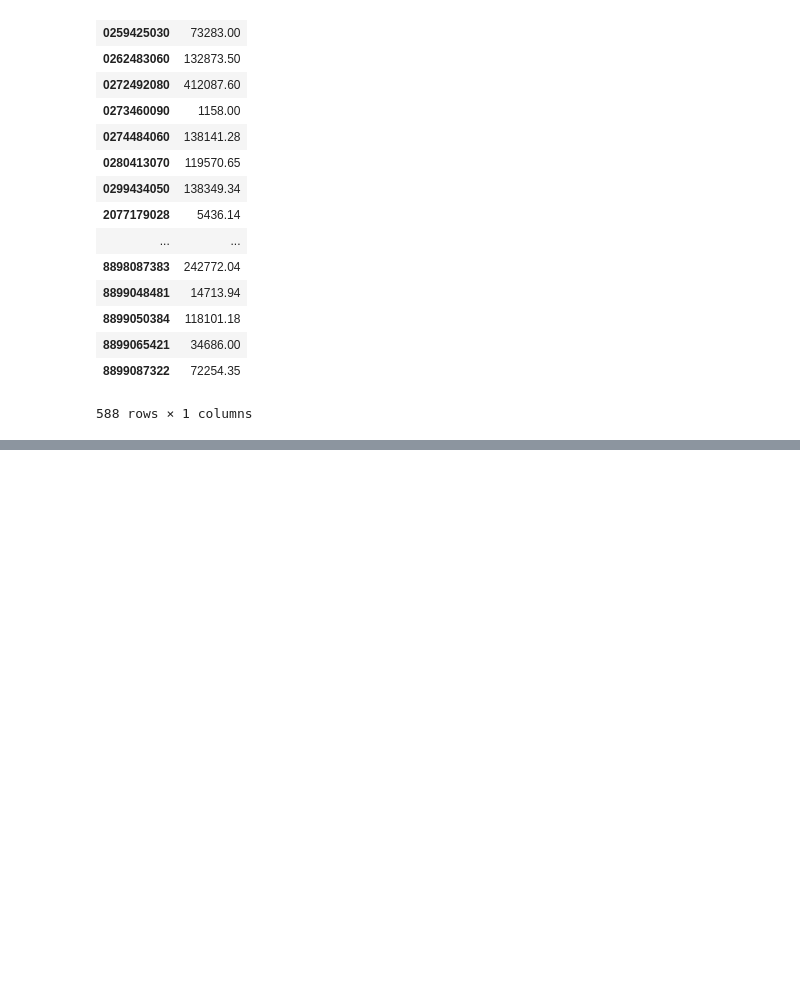
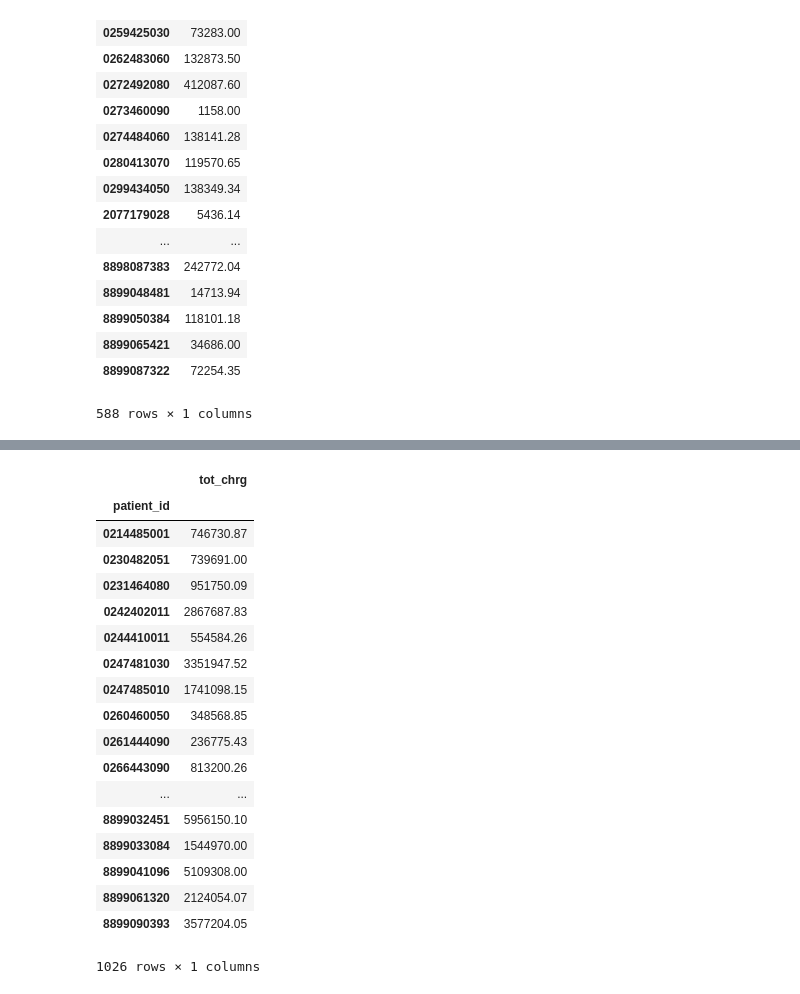
Before and after one commit to doolingdavid/IBA, a Jupyter notebook: costofcare_outsat_load.ipynb, the cells around one changed output, grey strips where cells are left out. Saved outputs shown, nothing was run; the diff lists cells and outputs as text; code cells hidden in the pictures; blank space fills up the shorter version.

```diff
--- a/costofcare_outsat_load.ipynb
+++ b/costofcare_outsat_load.ipynb
@@ -906,0 +926,22 @@ wokontrol
+# %%
+wotreatment
+# %% [output]
+|  | tot_chrg |
+| patient_id |  |
+| 0214485001 | 746730.87 |
+| 0230482051 | 739691.00 |
+| 0231464080 | 951750.09 |
+| 0242402011 | 2867687.83 |
+| 0244410011 | 554584.26 |
+| 0247481030 | 3351947.52 |
+| 0247485010 | 1741098.15 |
+| 0260460050 | 348568.85 |
+| 0261444090 | 236775.43 |
+| 0266443090 | 813200.26 |
+| ... | ... |
+| 8899032451 | 5956150.10 |
+| 8899033084 | 1544970.00 |
+| 8899041096 | 5109308.00 |
+| 8899061320 | 2124054.07 |
+| 8899090393 | 3577204.05 |
+1026 rows × 1 columns
```
Also changed, not shown: parts of 7 cells of this notebook.
